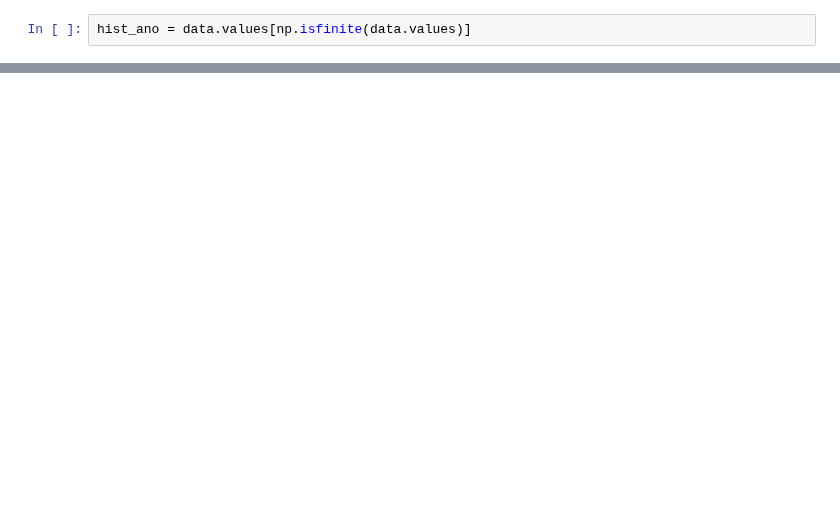
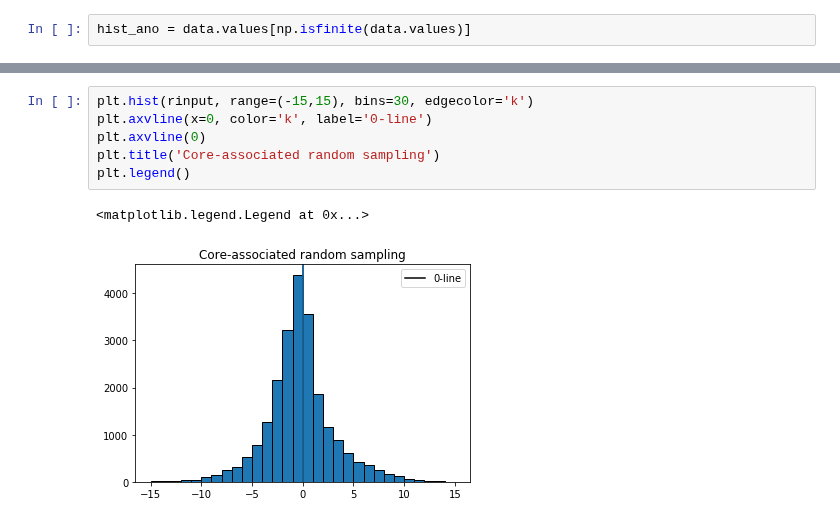
Before and after one commit to cornkle/proj_CEH, a Jupyter notebook: notebooks/AMMA_soil_moisture_distribution_test.ipynb, the cells around one changed output, grey strips where cells are left out. Saved outputs shown, nothing was run; the diff lists cells and outputs as text; blank space fills up the shorter version.

```diff
--- a/notebooks/AMMA_soil_moisture_distribution_test.ipynb
+++ b/notebooks/AMMA_soil_moisture_distribution_test.ipynb
@@ -140,0 +111,9 @@ plt.legend()
+# %%
+plt.hist(rinput, range=(-15,15), bins=30, edgecolor='k')
+plt.axvline(x=0, color='k', label='0-line')
+plt.axvline(0)
+plt.title('Core-associated random sampling')
+plt.legend()
+# %% [output]
+<matplotlib.legend.Legend at 0x...>
+[figure, added]
```
Also changed, not shown: parts of 17 cells of this notebook.
